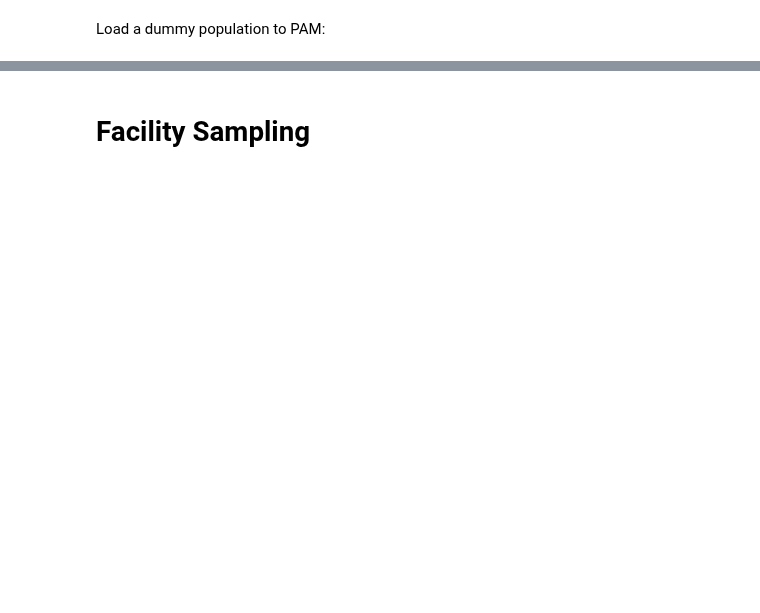
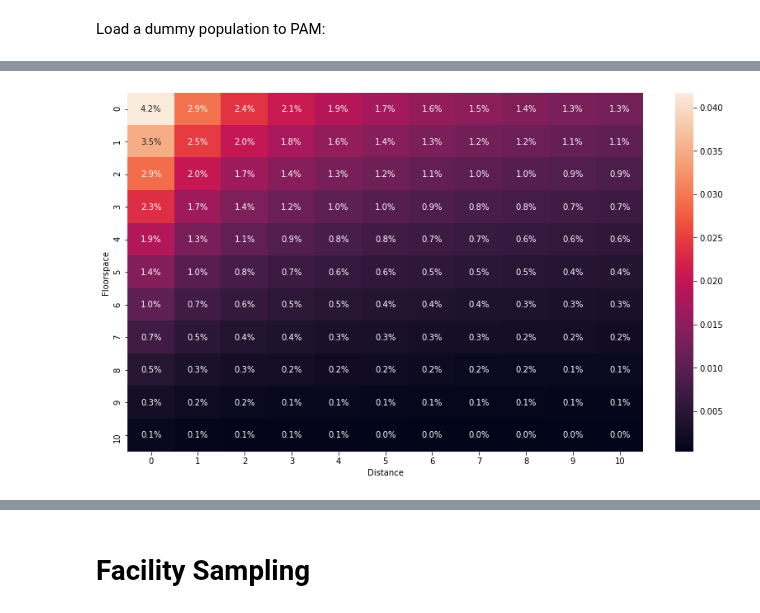
Before and after one commit to arup-group/pam, a Jupyter notebook: facility_sampling.ipynb, the cells around one changed output, grey strips where cells are left out. Saved outputs shown, nothing was run; the diff lists cells and outputs as text; code cells hidden in the pictures; blank space fills up the shorter version.

```diff
--- a/facility_sampling.ipynb
+++ b/facility_sampling.ipynb
@@ -29,0 +436,17 @@ population = read.load_travel_diary(
+# %%
+n = 11
+decay_factor = 0.5
+fs_power = 2
+
+f = (np.array(range(n,0,-1)) + 1).reshape(-1,1) ** fs_power
+d = ((np.array(range(0,n)) + 1)).reshape(1,-1) ** decay_factor
+p = (f).dot(1/d)
+p = p / p.sum().sum()
+
+plt.figure(figsize=(14,8))
+sns.heatmap(p, annot=True, fmt='.1%')
+plt.ylabel('Floorspace')
+plt.xlabel('Distance')
+plt.show()
+# %% [output]
+[figure, added]
```
Also changed, not shown: parts of 97 cells of this notebook, 1 other file.
